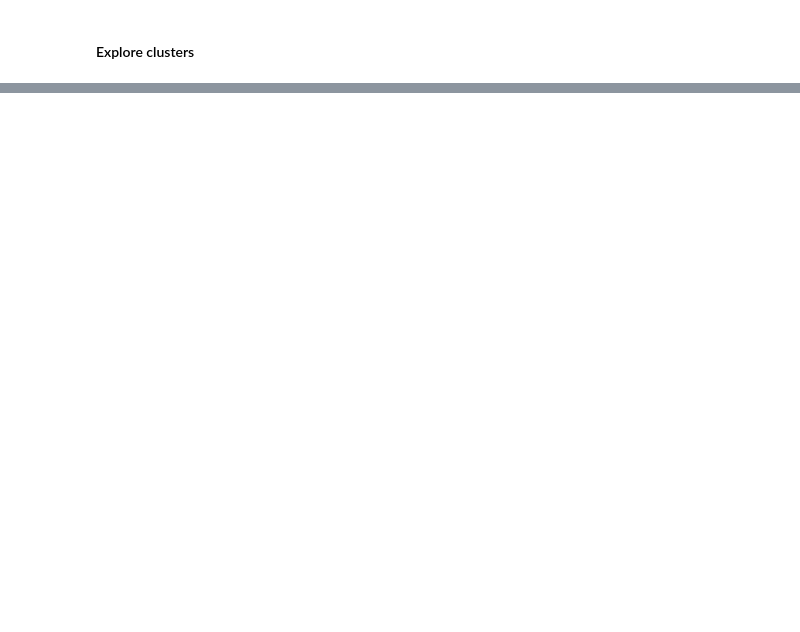
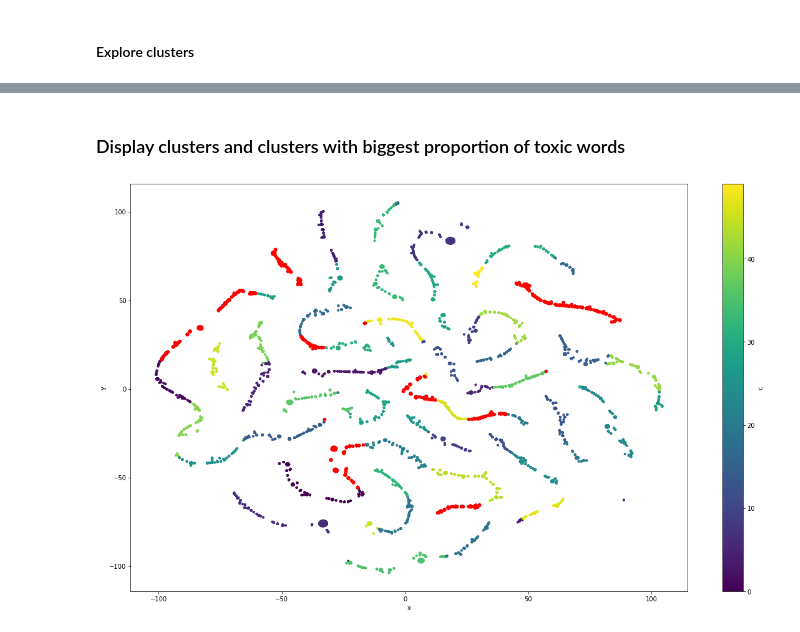
Before and after one commit to csralvall/online_game_toxicity, a Jupyter notebook: clustering_bow.ipynb, the cells around one changed output, grey strips where cells are left out. Cells and saved outputs as stored; diff of their text form; code cells hidden in the pictures; blank space fills up the shorter version.

```diff
--- a/clustering_bow.ipynb
+++ b/clustering_bow.ipynb
@@ -233,3 +237,5 @@ df_test.to_csv(f'/content/drive/MyDrive/nlp/bow_clusters_df.csv', index=False)
+# %%
+df_test = pd.read_csv('/content/drive/MyDrive/nlp/bow_clusters_df.csv')
 # %% [markdown]
 ### Explore results
 # %%
@@ -258,0 +245,7 @@ dtype: float64
+# %%
+bow_score = (bow_group['toxicity'].sum() / bow_group.size())
+bow_scored = pd.DataFrame({'score': bow_score.values, 'size': bow_group.size()})
+bow_scored = bow_scored[bow_scored['score'] > 0.14]
+bow_scored = bow_scored.sort_values(by=['score', 'size'], ascending=[False, False])
+top_toxic_clusters = bow_scored.index.to_list()
+bow_scored
@@ -280,0 +442,17 @@ Name: text, dtype: object
+# %% [markdown]
+### Display clusters and clusters with biggest proportion of toxic words
+# %%
+fig, ax = plt.subplots()
+pointscluster = pd.DataFrame(
+    [(chat, coord[0], coord[1], cluster) for (chat, coord, cluster) in zip(df_test['clean'], matrix_dicc2d, df_test['bow_clusters']) ],
+    columns=["word", "x", "y", "c"]
+)
+pointscluster.plot(ax=ax, kind='scatter', x='x', y='y', c='c', cmap='viridis', s=10, figsize=(20, 12))
+toxic_clusters = pd.DataFrame(
+    [(coord[0], coord[1]) for (coord, cluster) in zip(matrix_dicc2d, df_test['bow_clusters']) if cluster in top_toxic_clusters ],
+    columns=["x", "y"]
+)
+toxic_clusters.plot(ax=ax, kind='scatter', x='x', y='y', color='red')
+plt.show()
+# %% [output]
+[figure, added]
```
Also changed, not shown: parts of 18 cells of this notebook.
